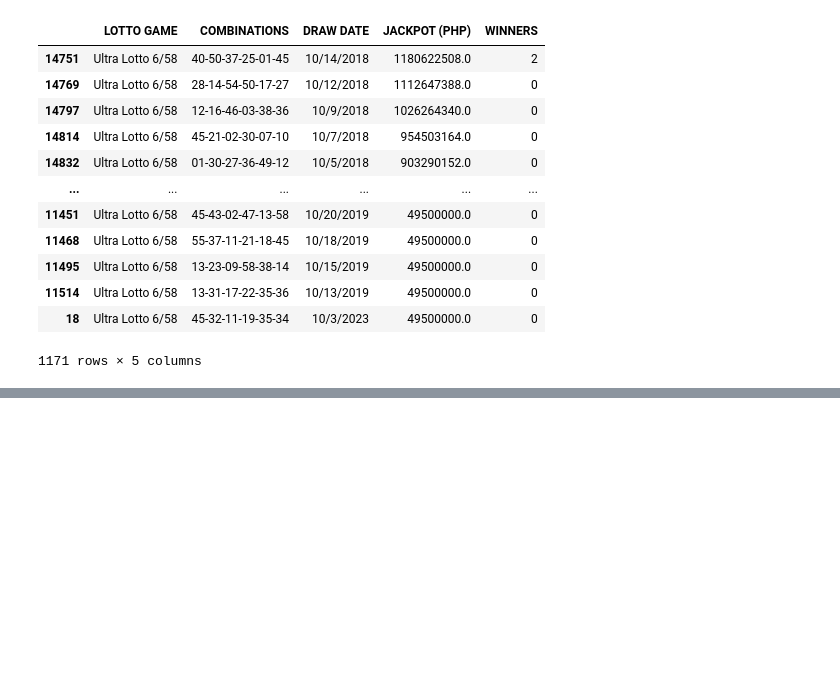
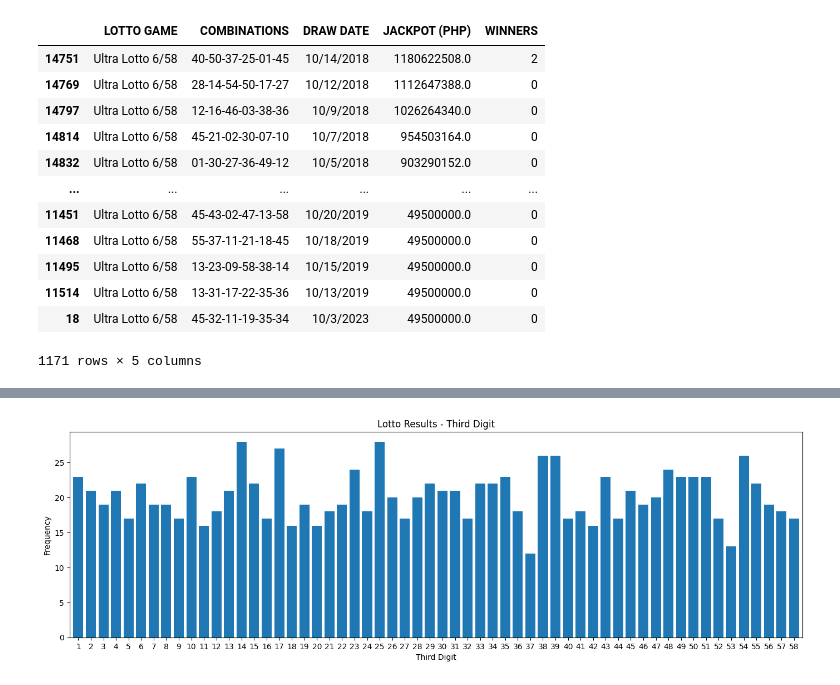
Before and after one commit to cl-ud9/pcso-web-scraper, a Jupyter notebook: pcso_analysis.ipynb, the cells around one changed output, grey strips where cells are left out. Drawn from its saved outputs; the diff is of its cells as text; code cells hidden in the pictures; blank space fills up the shorter version.

```diff
--- a/pcso_analysis.ipynb
+++ b/pcso_analysis.ipynb
@@ -95,0 +155,8 @@ dfSortedULotto
+# %%
+digitTarget = []
+clearyValues()
+getDigit(3)
+getyValues()
+pltFigure("Lotto Results - Third Digit","Third Digit")
+# %% [output]
+[figure, added]
```
Also changed, not shown: parts of 18 cells of this notebook.
